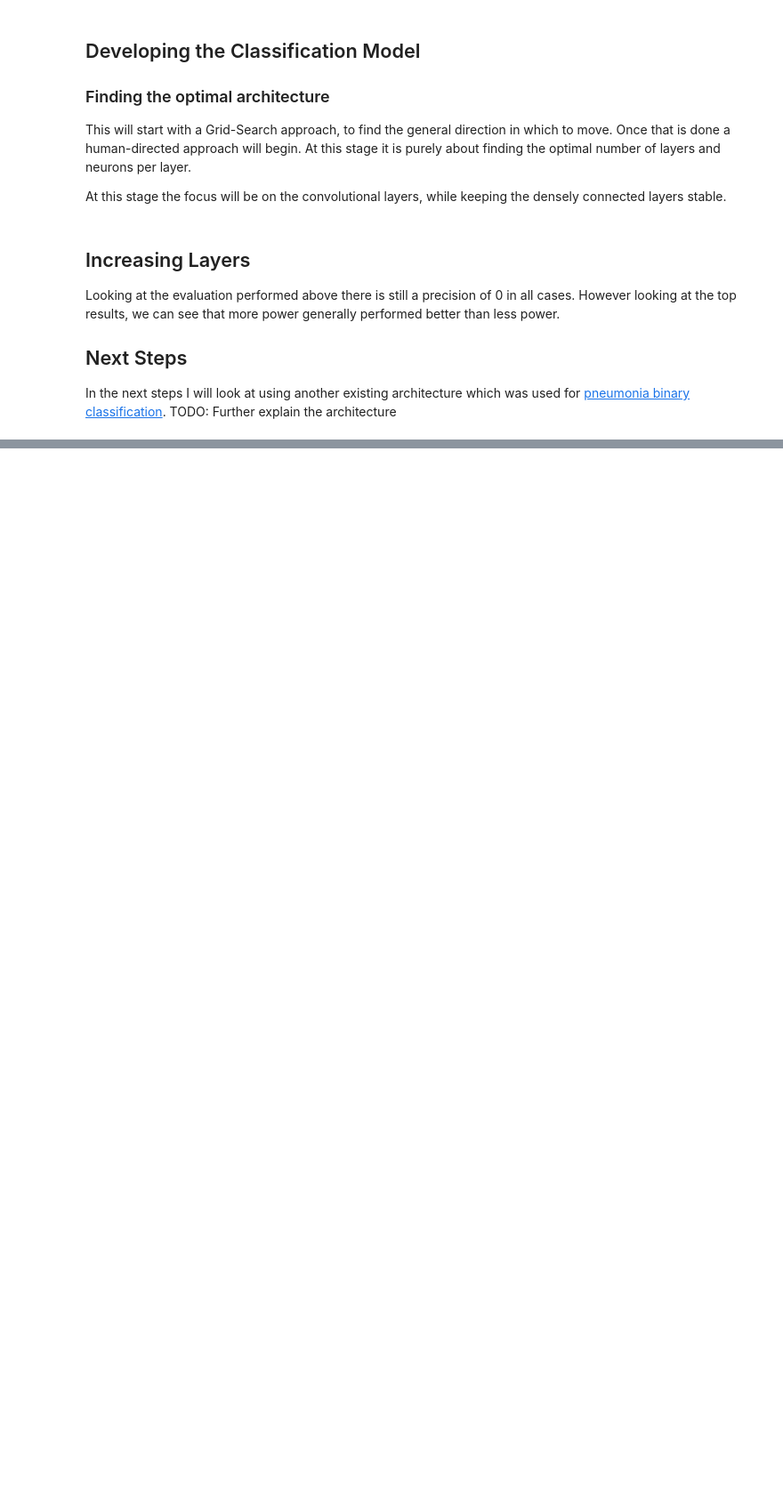
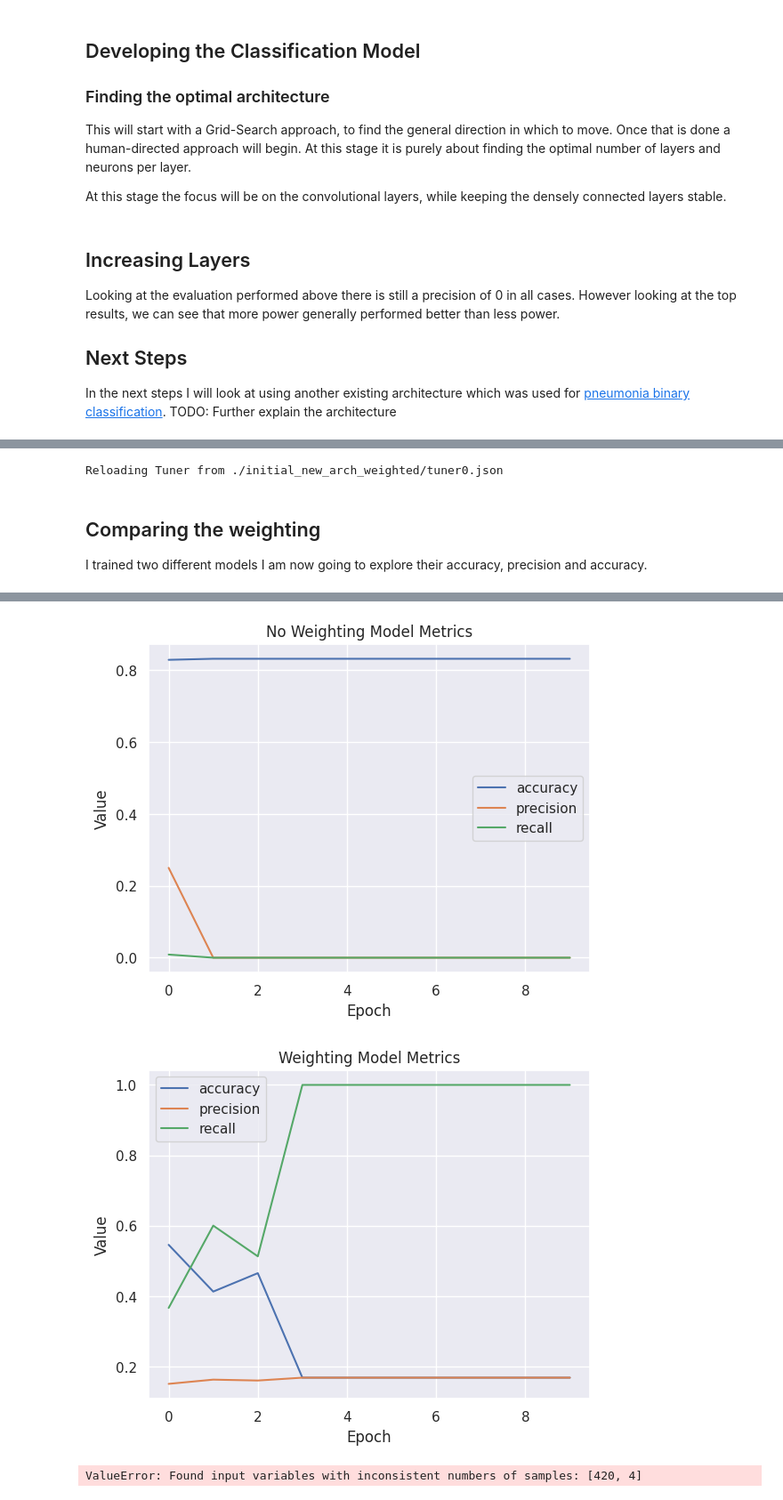
Before and after one commit to jasperchess/final-project, a Jupyter notebook: notebook.ipynb, the cells around one changed output, grey strips where cells are left out. Shown at 89% size. Cells and saved outputs as stored; diff of their text form; code cells hidden in the pictures; blank space fills up the shorter version.

```diff
--- a/notebook.ipynb
+++ b/notebook.ipynb
@@ -630,0 +681,68 @@ tuner.search(
+# %%
+# Adding class weights
+
+weighted_tuner = keras_tuner.GridSearch(
+    build_model,
+    objective='val_loss',
+    project_name="model_initial_new_arch_weighted"
+)
+
+weighted_tuner.search(
+    train_dataset,
+    validation_data=validation_dataset,
+    epochs=10,
+    callbacks=[cb],
+    class_weight={0: 0.25, 1: 1}
+  )
+# %% [output]
+Reloading Tuner from ./initial_new_arch_weighted/tuner0.json
+# %% [markdown]
+## Comparing the weighting
+
+I trained two different models I am now going to explore their accuracy, precision and accuracy.
+# %%
+import seaborn as sns
+import matplotlib.pyplot as plt
+from sklearn.metrics import confusion_matrix
+import numpy as np
+
+
+best_model = tuner.get_best_models()[0]
+best_model_weighted = weighted_tuner.get_best_models()[0]
+
+no_weighting_results = best_model.evaluate(test)
+no_weighting_predictions = best_model.predict(test)
+
+weighting_predictions = best_model_weighted.predict(test)
+weighting_predictions = best_model_weighted.evaluate(test)
+
+sns.set_theme("notebook")
+
+true_y = np.concatenate([y for _, y in test], axis=0).astype(int)
+weighted_output = (np.array(weighting_predictions) > 0.5).astype(int)
+no_weighting_output = (np.array(no_weighting_predictions) > 0.5).astype(int)
+
+# plot the metrics using seaborn
+def plot_metrics(history, metrics, title=None):
+    for metric in metrics:
+        plt.plot(history.history[metric], label=metric)
+    plt.xlabel('Epoch')
+    plt.ylabel('Value')
+    plt.title(title)
+    plt.legend()
+    plt.show()
+
+plot_metrics(no_weighting_history, ['accuracy', 'precision', 'recall'], title="No Weighting Model Metrics")
+plot_metrics(weighting_history, ['accuracy', 'precision', 'recall'], title="Weighting Model Metrics")
+
+def plot_confusion_matrix(y_true, y_pred, classes, title=None, cmap=plt.cm.Blues):
+    matrix = confusion_matrix(y_true, y_pred)
+    sns.heatmap(matrix, annot=True, fmt='d', cmap=cmap, xticklabels=classes, yticklabels=classes)
+    plt.xlabel('Predicted Class', fontsize=10)
+    plt.ylabel('Actual Class', fontsize=10)
+    plt.title(title, fontsize=12)
+    plt.show()
+
+plot_confusion_matrix(true_y, weighted_output, ['normal', 'tuberculosis'], title='Confusion Matrix for Weighted Model')
+plot_confusion_matrix(true_y, no_weighting_output, ['normal', 'tuberculosis'], title='Confusion Matrix for No Weighting Model')
+# %% [output]
@@ -630,0 +753,3 @@ tuner.search(
+[figure, added]
+[figure, added]
+ValueError: Found input variables with inconsistent numbers of samples: [420, 4]
```
Also changed, not shown: parts of 10 cells of this notebook, 1 other file.
